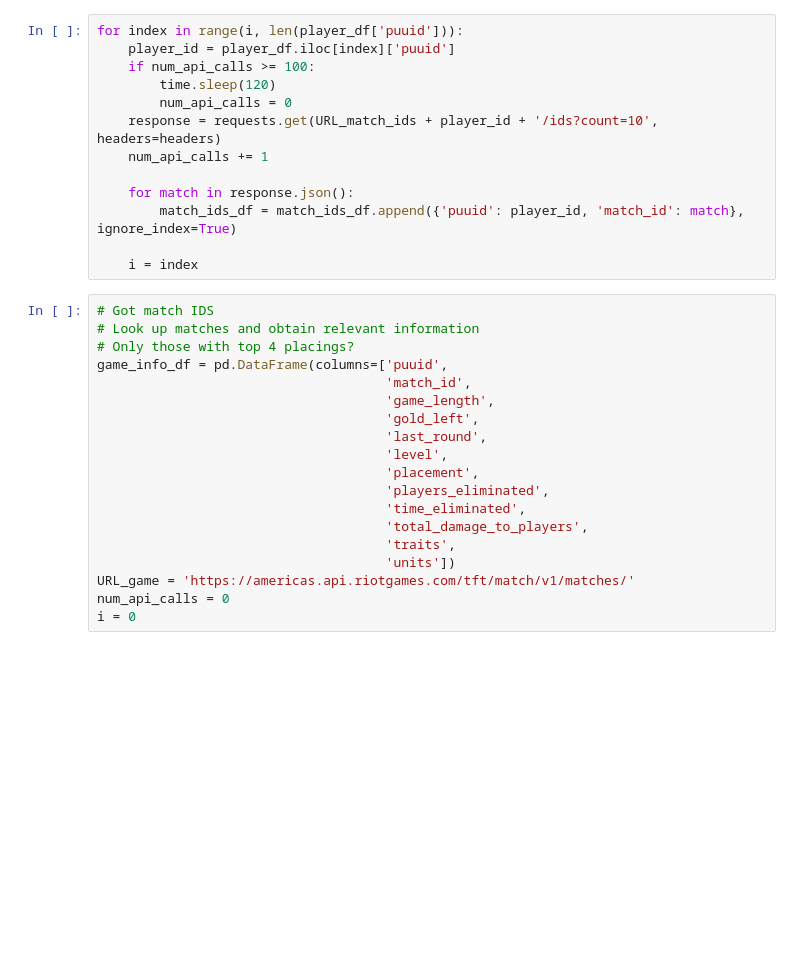
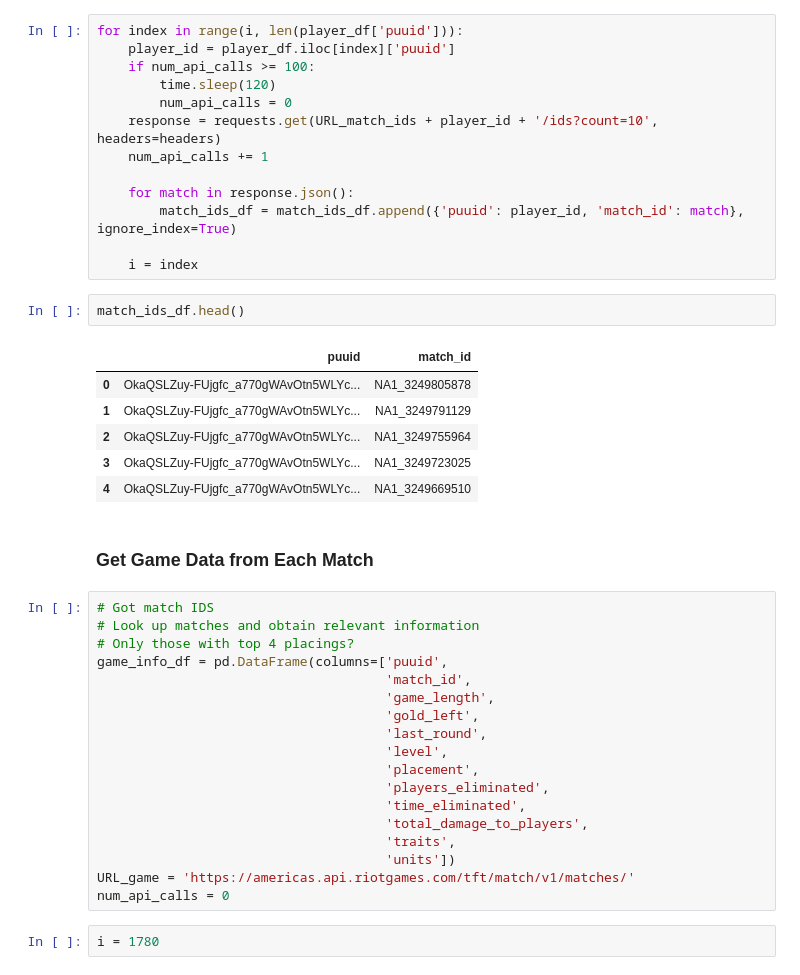
Before and after one commit to erikon/data-practice-tft, a Jupyter notebook: data_collection.ipynb, the cells around one changed output. Cells and saved outputs as stored; diff of their text form; blank space fills up the shorter version.

Commit message:
finished data collection (?)

```diff
--- a/data_collection.ipynb
+++ b/data_collection.ipynb
@@ -94,6 +109,17 @@ for index in range(i, len(player_df['puuid'])):
         match_ids_df = match_ids_df.append({'puuid': player_id, 'match_id': match}, ignore_index=True)
 
     i = index
+# %%
+match_ids_df.head()
+# %% [output]
+|  | puuid | match_id |
+| 0 | OkaQSLZuy-FUjgfc_a770gWAvOtn5WLYc... | NA1_3249805878 |
+| 1 | OkaQSLZuy-FUjgfc_a770gWAvOtn5WLYc... | NA1_3249791129 |
+| 2 | OkaQSLZuy-FUjgfc_a770gWAvOtn5WLYc... | NA1_3249755964 |
+| 3 | OkaQSLZuy-FUjgfc_a770gWAvOtn5WLYc... | NA1_3249723025 |
+| 4 | OkaQSLZuy-FUjgfc_a770gWAvOtn5WLYc... | NA1_3249669510 |
+# %% [markdown]
+### Get Game Data from Each Match
 # %%
 # Got match IDS
 # Look up matches and obtain relevant information
@@ -112,5 +138,6 @@ game_info_df = pd.DataFrame(columns=['puuid',
                                      'units'])
 URL_game = 'https://americas.api.riotgames.com/tft/match/v1/matches/'
 num_api_calls = 0
-i = 0
+# %%
+i = 1780
 # %%
```
Also changed, not shown: parts of 7 cells of this notebook, 3 other files.
